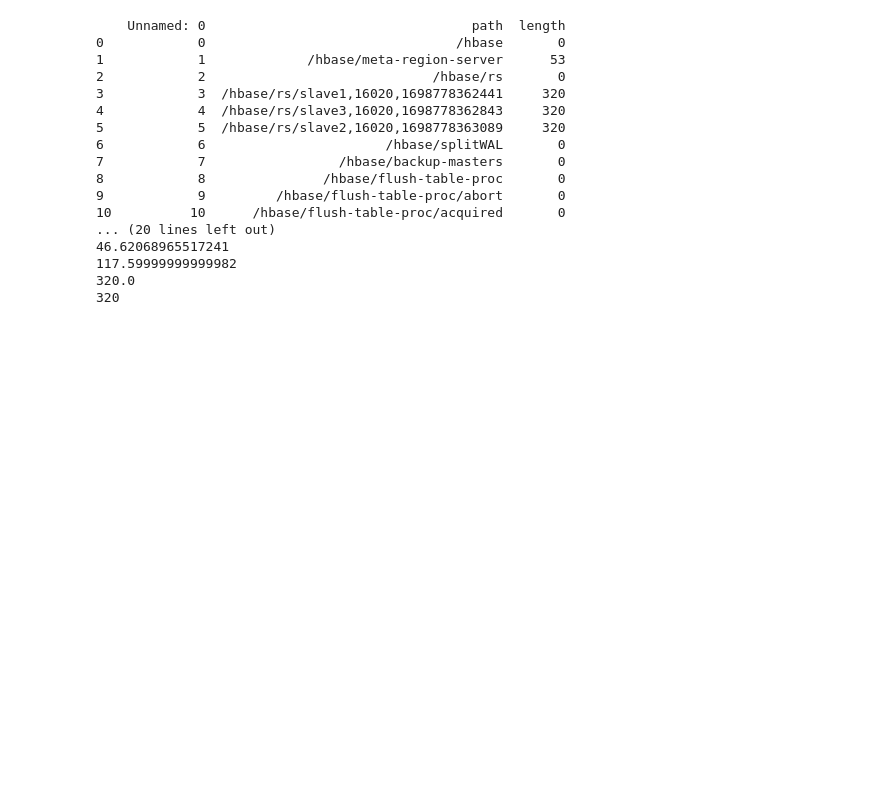
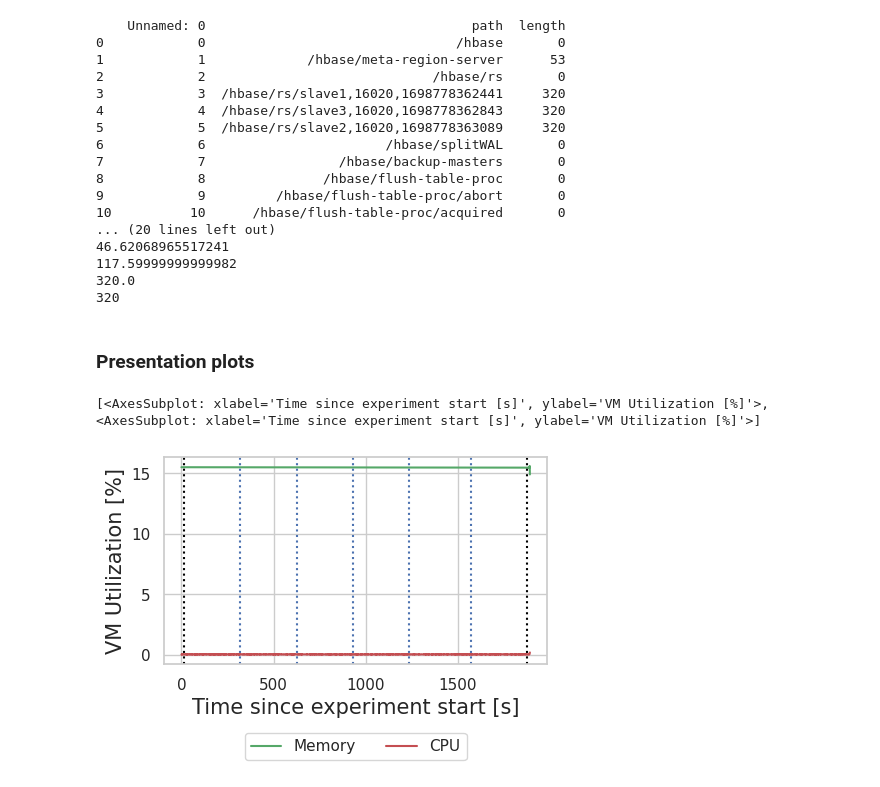
Before and after one commit to spcl/faaskeeper-paper-artifact, a Jupyter notebook: analysis/zookeeper_utilization/new_plots.ipynb, the cells around one changed output. Drawn from its saved outputs; the diff is of its cells as text; code cells hidden in the pictures; blank space fills up the shorter version.

Commit message:
Add presentation plots

```diff
--- a/analysis/zookeeper_utilization/new_plots.ipynb
+++ b/analysis/zookeeper_utilization/new_plots.ipynb
@@ -349,3 +349,64 @@ print(df['length'].max())
 117.59999999999982
 320.0
 320
+# %% [markdown]
+### Presentation plots
+# %%
+import pandas as pd
+import numpy as np
+import os
+import matplotlib.pyplot as plt
+import seaborn as sns
+from matplotlib import ticker
+from scipy import stats
+from os.path import join, pardir
+import matplotlib
+matplotlib.rcParams['pdf.fonttype'] = 42
+matplotlib.rcParams['ps.fonttype'] = 42
+
+DATA_DIR = join(pardir, pardir, 'data', 'read')
+
+#sns.set(rc={'figure.figsize':(16,8)})
+sns.set(rc={'figure.figsize':(4.5,3)})
+sns.set_style("whitegrid")
+
+fig3 = plt.figure(constrained_layout=True)
+gs = fig3.add_gridspec(1,2)
+os = fig3.add_subplot(gs[0, 0:2])
+
+data_lines = []
+
+data_lines.append(sns.lineplot(new_df.loc[new_df['server'] ==1], x='timestamp_relative', y='mem_usage',ax=os, color='g', label="Memory"))
+data_lines.append(sns.lineplot(new_df.loc[new_df['server'] ==1], x='timestamp_relative', y='cpu_usage',ax=os, color='r', label="CPU"))
+os.set_ylabel('VM Utilization [%]',  fontsize=15)
+os.set_xlabel("Time since experiment start [s]",  fontsize=15)
+
+experiment_phases = []
+
+for t in dates[1:-1]:
+    experiment_phases.append(os.axvline(x = t, color = 'b', linestyle='dotted'))
+
+for t in [dates[0], dates[-1]]:
+    experiment_phases.append(os.axvline(x = t, color = 'black', linestyle='dotted'))
+
+
+os.legend(loc='lower center', ncol=2, bbox_to_anchor=(0.5, -0.5))
+
+for line in os.lines:
+    line.set_visible(False)
+
+plt.savefig("hbase_utilization_os_presentation_empty.pdf",bbox_inches='tight', transparent=False)
+
+for line in experiment_phases:
+    line.set_visible(True)
+
+plt.savefig("hbase_utilization_os_presentation_phases.pdf",bbox_inches='tight', transparent=False)
+
+print(data_lines)
+for line in os.lines:
+    line.set_visible(True)
+
+plt.savefig("hbase_utilization_os_presentation_full.pdf",bbox_inches='tight', transparent=False)
+# %% [output]
+[<AxesSubplot: xlabel='Time since experiment start [s]', ylabel='VM Utilization [%]'>, <AxesSubplot: xlabel='Time since experiment start [s]', ylabel='VM Utilization [%]'>]
+[figure, added]
```
Also changed, not shown: parts of 1 cell of this notebook.
